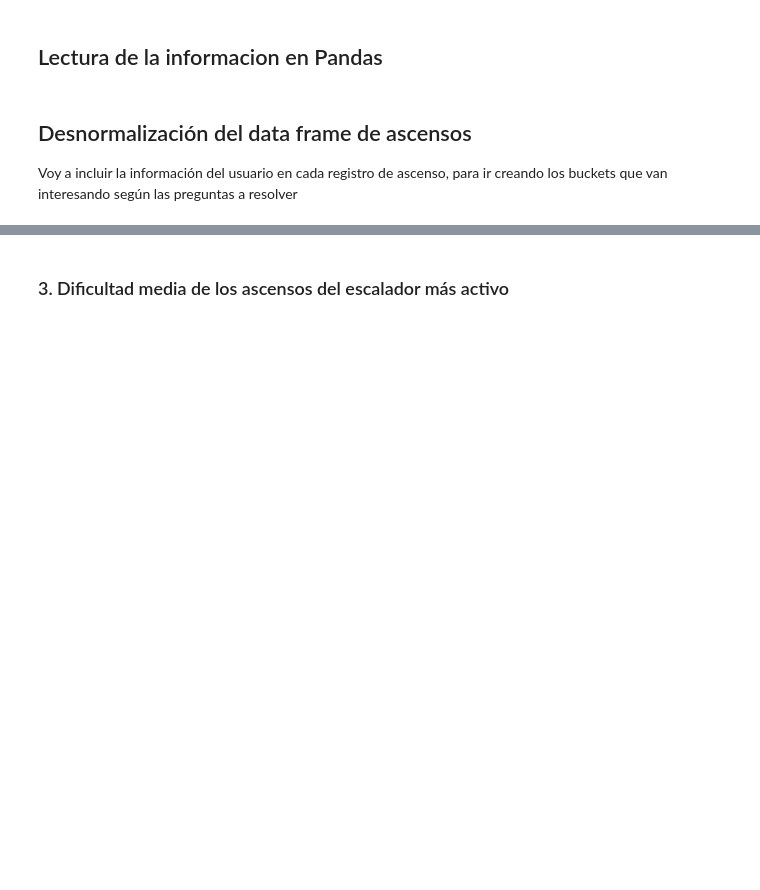
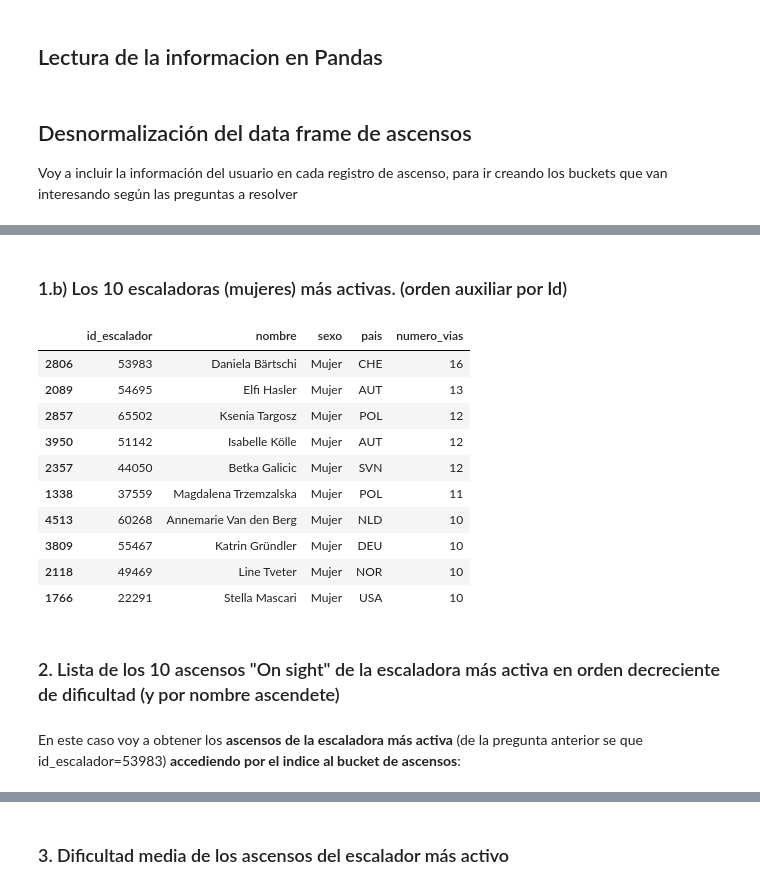
Before and after one commit to jmsanchezff/datahack_practica_bbdd, a Jupyter notebook: Riak.ipynb, the cells around one changed output, grey strips where cells are left out. Drawn from its saved outputs; the diff is of its cells as text; code cells hidden in the pictures; blank space fills up the shorter version.

Commit message:
Respondida pregunta 3 RIAK

```diff
--- a/Riak.ipynb
+++ b/Riak.ipynb
@@ -162,0 +193,22 @@ for ascensoJson in ascensosJson:
+# %% [markdown]
+### 1.b) Los 10 escaladoras (mujeres) más activas. (orden auxiliar por Id)
+# %%
+df = df_bucket_ascensosAcumulados[df_bucket_ascensosAcumulados['sexo']=='Mujer'];
+df = df.sort_values(['numero_vias', 'id_escalador'],ascending=[False, False]);
+df[['id_escalador', 'nombre', 'sexo', 'pais', 'numero_vias']].head(10)
+# %% [output]
+|  | id_escalador | nombre | sexo | pais | numero_vias |
+| 2806 | 53983 | Daniela Bärtschi | Mujer | CHE | 16 |
+| 2089 | 54695 | Elfi Hasler | Mujer | AUT | 13 |
+| 2857 | 65502 | Ksenia Targosz | Mujer | POL | 12 |
+| 3950 | 51142 | Isabelle Kölle | Mujer | AUT | 12 |
+| 2357 | 44050 | Betka Galicic | Mujer | SVN | 12 |
+| 1338 | 37559 | Magdalena Trzemzalska | Mujer | POL | 11 |
+| 4513 | 60268 | Annemarie Van den Berg | Mujer | NLD | 10 |
+| 3809 | 55467 | Katrin Gründler | Mujer | DEU | 10 |
+| 2118 | 49469 | Line Tveter | Mujer | NOR | 10 |
+| 1766 | 22291 | Stella Mascari | Mujer | USA | 10 |
+# %% [markdown]
+### 2. Lista de los 10 ascensos "On sight" de la escaladora más activa en orden decreciente de dificultad (y por nombre ascendete)
+# %% [markdown]
+En este caso voy a obtener los **ascensos de la escaladora más activa** (de la pregunta anterior se que id_escalador=53983) **accediendo por el indice al bucket de ascensos**:
```
Also changed, not shown: parts of 38 cells of this notebook, 2 other files.
